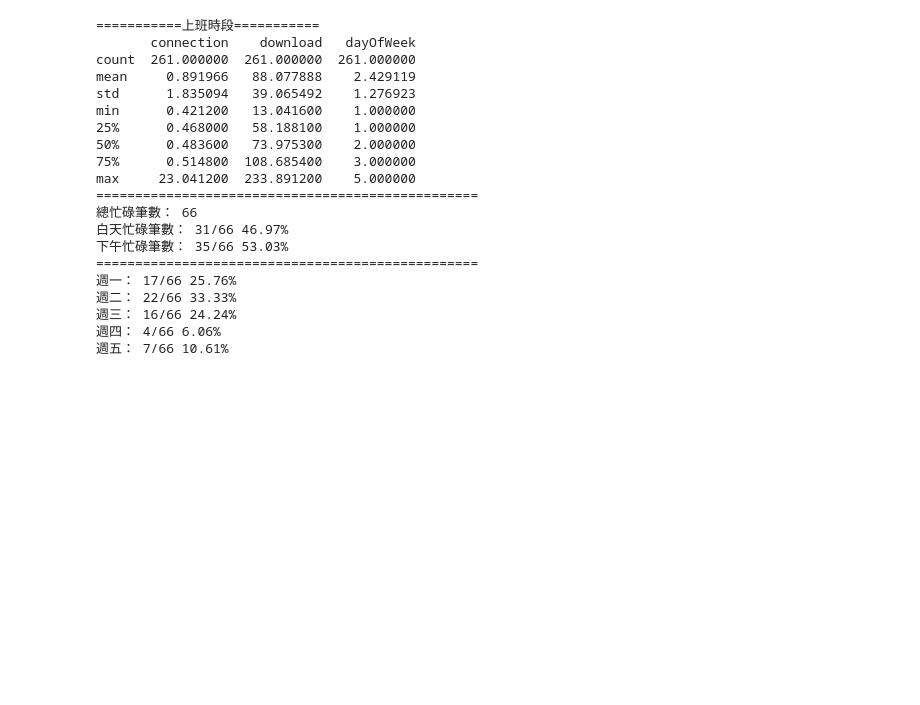
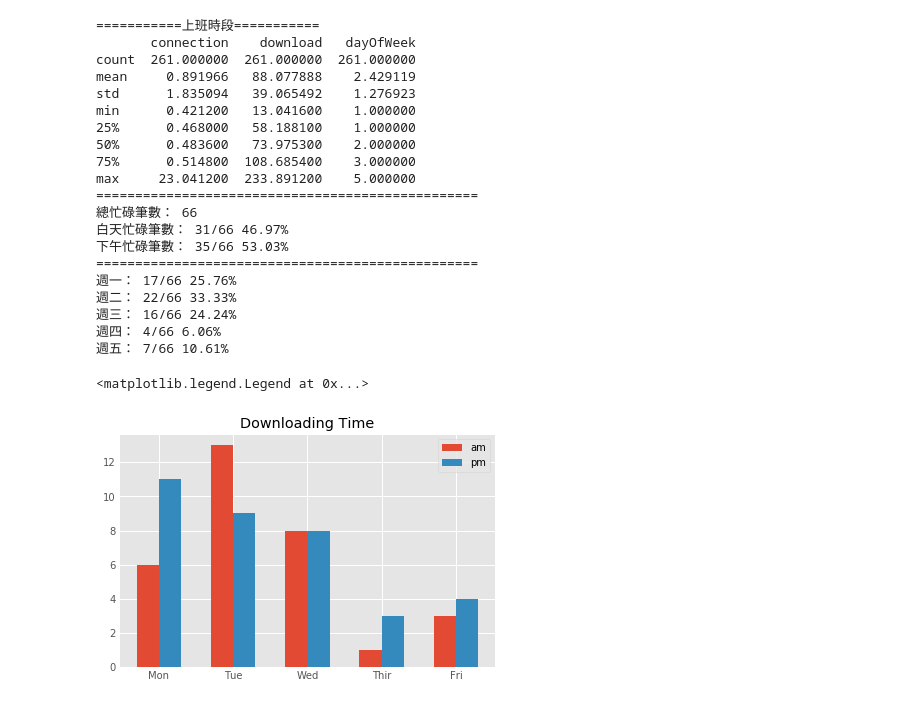
Before and after one commit to draguitar/ftpLogAnalysis, a Jupyter notebook: ftp_analysis.ipynb, the cells around one changed output. Saved outputs shown, nothing was run; the diff lists cells and outputs as text; code cells hidden in the pictures; blank space fills up the shorter version.

```diff
--- a/ftp_analysis.ipynb
+++ b/ftp_analysis.ipynb
@@ -179,0 +157,31 @@ df_night_busy.to_csv('df_night_busy.csv',index=False)
+# %%
+plt.style.use('ggplot')
+
+plt.title('Downloading Time')
+
+df_1_AM = df_1[(df_1['time'] < '13:15')]
+df_1_PM = df_1[(df_1['time'] >= '13:15')]
+
+df_2_AM = df_2[(df_2['time'] < '13:15')]
+df_2_PM = df_2[(df_2['time'] >= '13:15')]
+
+df_3_AM = df_3[(df_3['time'] < '13:15')]
+df_3_PM = df_3[(df_3['time'] >= '13:15')]
+
+df_4_AM = df_4[(df_4['time'] < '13:15')]
+df_4_PM = df_4[(df_4['time'] >= '13:15')]
+
+df_5_AM = df_5[(df_5['time'] < '13:15')]
+df_5_PM = df_5[(df_5['time'] >= '13:15')]
+
+x = ['Mon', 'Tue', 'Wed', 'Thir', 'Fri']
+
+class_a = [len(df_1_AM), len(df_2_AM), len(df_3_AM), len(df_4_AM), len(df_5_AM)]
+class_b = [len(df_1_PM), len(df_2_PM), len(df_3_PM), len(df_4_PM), len(df_5_PM)]
+
+plt.bar(x, class_a, label = 'am', align = "edge", width = -0.3)
+plt.bar(x, class_b, label = 'pm', align = "edge", width = 0.3)
+plt.legend() #要使用label要加這行
+# %% [output]
+<matplotlib.legend.Legend at 0x...>
+[figure, added]
```
Also changed, not shown: parts of 19 cells of this notebook, 9 other files.
